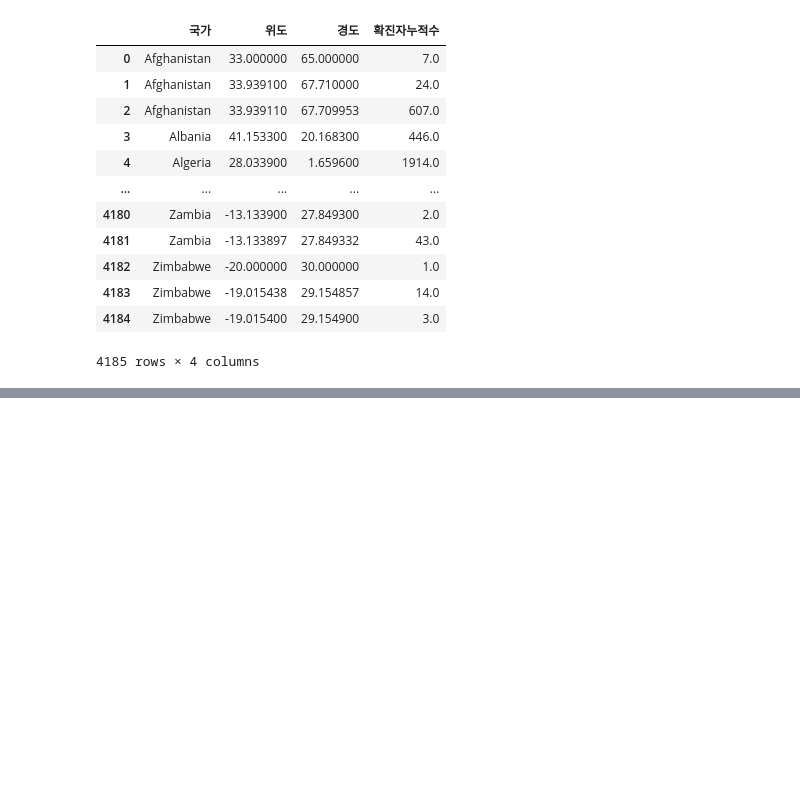
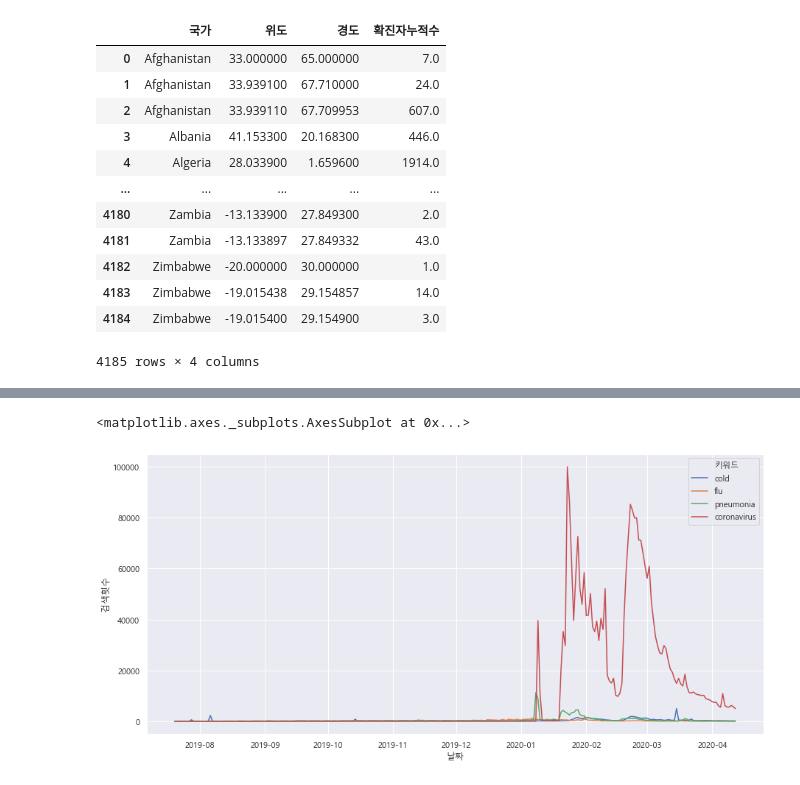
Before and after one commit to young-hun-jo/KaggleStruggle, a Jupyter notebook: covid_19/Dacon_covid19_3week.ipynb, the cells around one changed output, grey strips where cells are left out. Saved outputs shown, nothing was run; the diff lists cells and outputs as text; code cells hidden in the pictures; blank space fills up the shorter version.

```diff
--- a/covid_19/Dacon_covid19_3week.ipynb
+++ b/covid_19/Dacon_covid19_3week.ipynb
@@ -209,0 +358,5 @@ m
+# %%
+# 2020년 1월 20일부터 코로나바이러스의 검색횟수는 다른 키워드보다 현저히 높았다
+# 그렇다면 날짜범위를 6개월 이전으로 더 늘려 시각화해보자
+df_trend_2 = df_trend.loc[df_trend['날짜'].isin(pd.date_range(start='07/20/2019', end='04/12/2020'))].copy()
+df_trend_2.head()
@@ -210 +370,9 @@ m
+# %%
+plt.figure(figsize=(15,7))
+sns.lineplot(data=df_trend_2, x='날짜', y='검색횟수', hue='키워드')
+
+# 2020년 1월 20일에 한국에 첫 확진자가 발생하였지만 이전에 1월 초부터 코로나 바이러스에 대한 검색 횟수가 이미 증가했었다.
+# %% [output]
+<matplotlib.axes._subplots.AxesSubplot at 0x...>
+[figure, added]
 # %%
```
Also changed, not shown: parts of 25 cells of this notebook.
